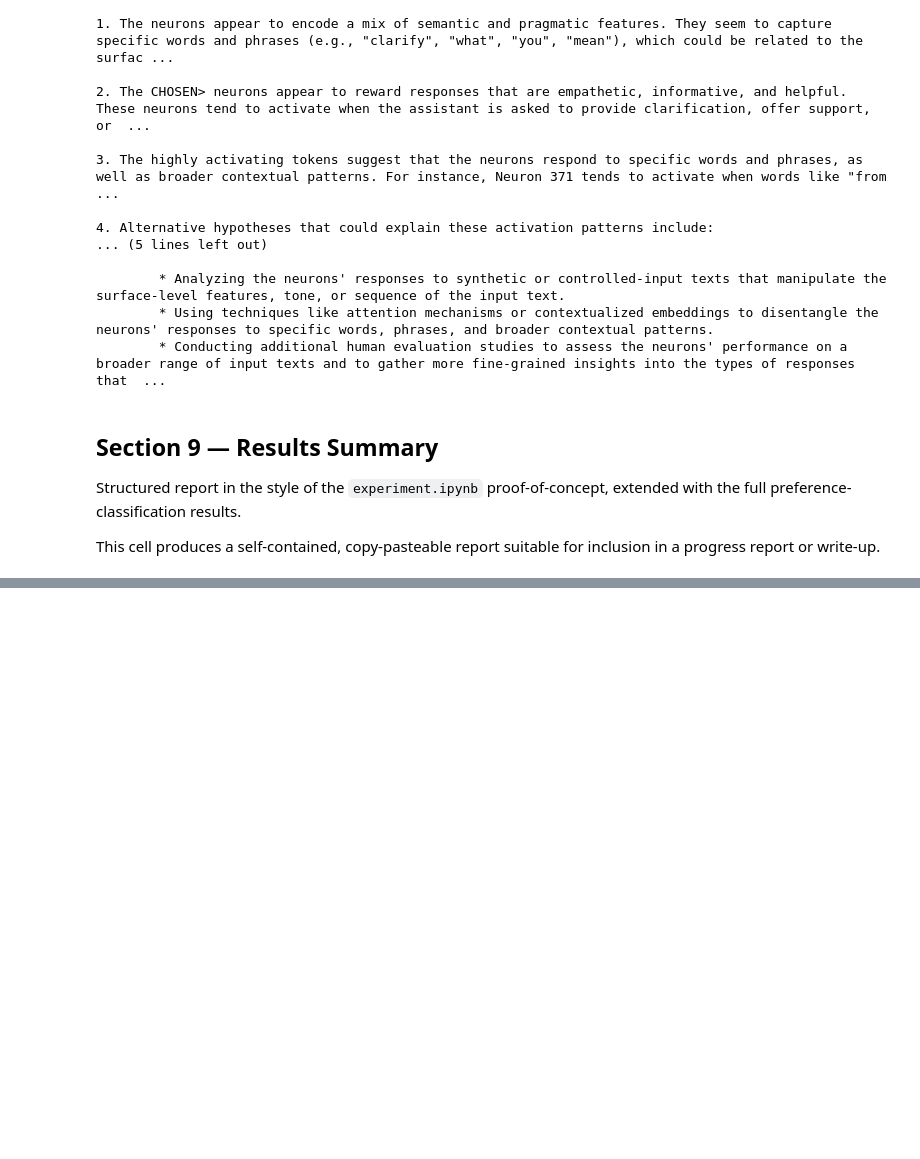
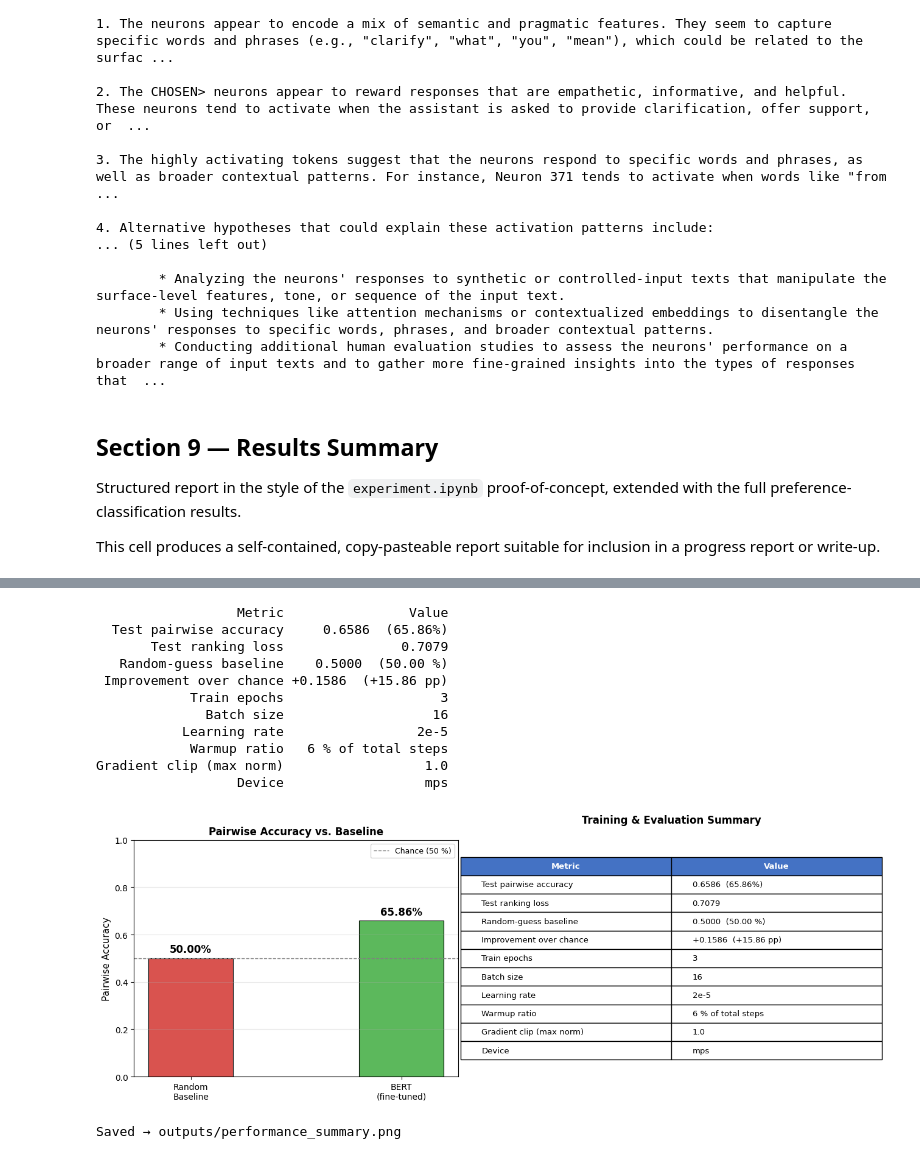
Before and after one commit to atjon/BERTSigmoidsLlama, a Jupyter notebook: analysis.ipynb, the cells around one changed output, grey strips where cells are left out. Saved outputs shown, nothing was run; the diff lists cells and outputs as text; code cells hidden in the pictures; blank space fills up the shorter version.

Commit message:
Updated Analysis.ipynb with graphs on analysis of project

```diff
--- a/analysis.ipynb
+++ b/analysis.ipynb
@@ -690,0 +696,76 @@ SECTION 1 — DATASET
+# %%
+import pandas as pd
+import matplotlib.pyplot as plt
+import matplotlib.patches as mpatches
+import numpy as np
+
+# ── Summary table ─────────────────────────────────────────────────────────────
+rows = [
+    ["Test pairwise accuracy",  f"{test_metrics['pairwise_accuracy']:.4f}  ({test_metrics['pairwise_accuracy']:.2%})"],
+    ["Test ranking loss",       f"{test_metrics['loss']:.4f}"],
+    ["Random-guess baseline",   "0.5000  (50.00 %)"],
+    ["Improvement over chance", f"+{test_metrics['pairwise_accuracy'] - 0.5:.4f}  (+{(test_metrics['pairwise_accuracy'] - 0.5)*100:.2f} pp)"],
+    ["Train epochs",            "3"],
+    ["Batch size",              "16"],
+    ["Learning rate",           "2e-5"],
+    ["Warmup ratio",            "6 % of total steps"],
+    ["Gradient clip (max norm)","1.0"],
+    ["Device",                  str(DEVICE)],
+]
+perf_df = pd.DataFrame(rows, columns=["Metric", "Value"])
+print(perf_df.to_string(index=False))
+
+# ── Figure ────────────────────────────────────────────────────────────────────
+fig, axes = plt.subplots(1, 2, figsize=(13, 5))
+
+# Left: accuracy bar chart
+labels = ["Random\nBaseline", "BERT\n(fine-tuned)"]
+accs   = [0.5, test_metrics["pairwise_accuracy"]]
+colors = ["#d9534f", "#5cb85c"]
+bars   = axes[0].bar(labels, accs, color=colors, width=0.4,
+                      edgecolor="black", linewidth=0.8)
+axes[0].set_ylim(0, 1)
+axes[0].set_ylabel("Pairwise Accuracy", fontsize=11)
+axes[0].set_title("Pairwise Accuracy vs. Baseline", fontsize=12, fontweight="bold")
+axes[0].axhline(0.5, color="gray", linestyle="--", linewidth=1, label="Chance (50 %)")
+for bar, val in zip(bars, accs):
+    axes[0].text(bar.get_x() + bar.get_width() / 2, val + 0.015,
+                 f"{val:.2%}", ha="center", va="bottom",
+                 fontsize=12, fontweight="bold")
+axes[0].legend(fontsize=9)
+axes[0].grid(axis="y", alpha=0.3)
+
+# Right: summary table rendered as axes table
+axes[1].axis("off")
+tbl = axes[1].table(
+    cellText=rows,
+    colLabels=["Metric", "Value"],
+    loc="center", cellLoc="left",
+)
+tbl.auto_set_font_size(False)
+tbl.set_fontsize(9.5)
+tbl.scale(1.3, 1.8)
+for col in range(2):
+    tbl[(0, col)].set_facecolor("#4472C4")
+    tbl[(0, col)].set_text_props(color="white", fontweight="bold")
+axes[1].set_title("Training & Evaluation Summary", fontsize=12,
+                  fontweight="bold", pad=20)
+
+plt.tight_layout()
+plt.savefig("outputs/performance_summary.png", dpi=150, bbox_inches="tight")
+plt.show()
+print("Saved → outputs/performance_summary.png")
+# %% [output]
+                  Metric                Value
+  Test pairwise accuracy     0.6586  (65.86%)
+       Test ranking loss               0.7079
+   Random-guess baseline    0.5000  (50.00 %)
+ Improvement over chance +0.1586  (+15.86 pp)
+            Train epochs                    3
+              Batch size                   16
+           Learning rate                 2e-5
+            Warmup ratio   6 % of total steps
+Gradient clip (max norm)                  1.0
+                  Device                  mps
+[figure, added]
+Saved → outputs/performance_summary.png
```
Also changed, not shown: parts of 6 cells of this notebook, 4 other files.
